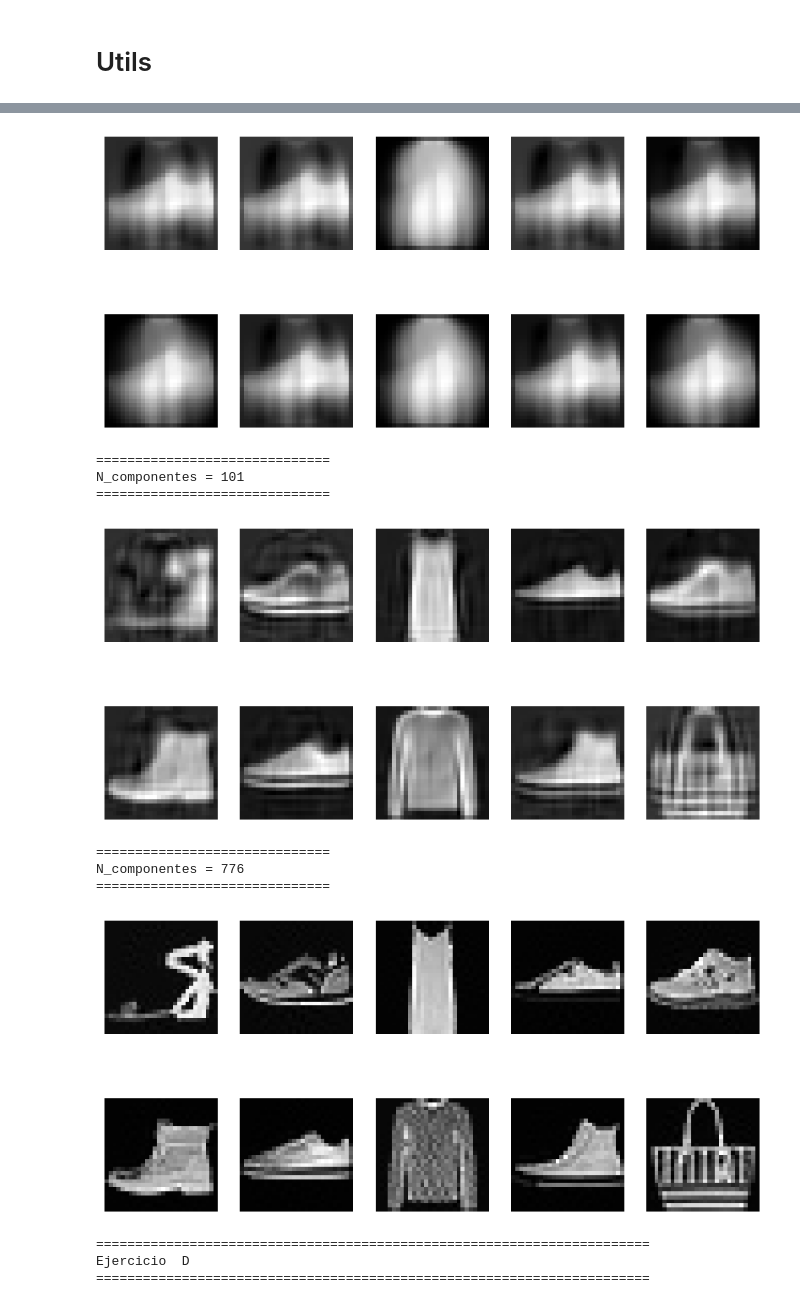
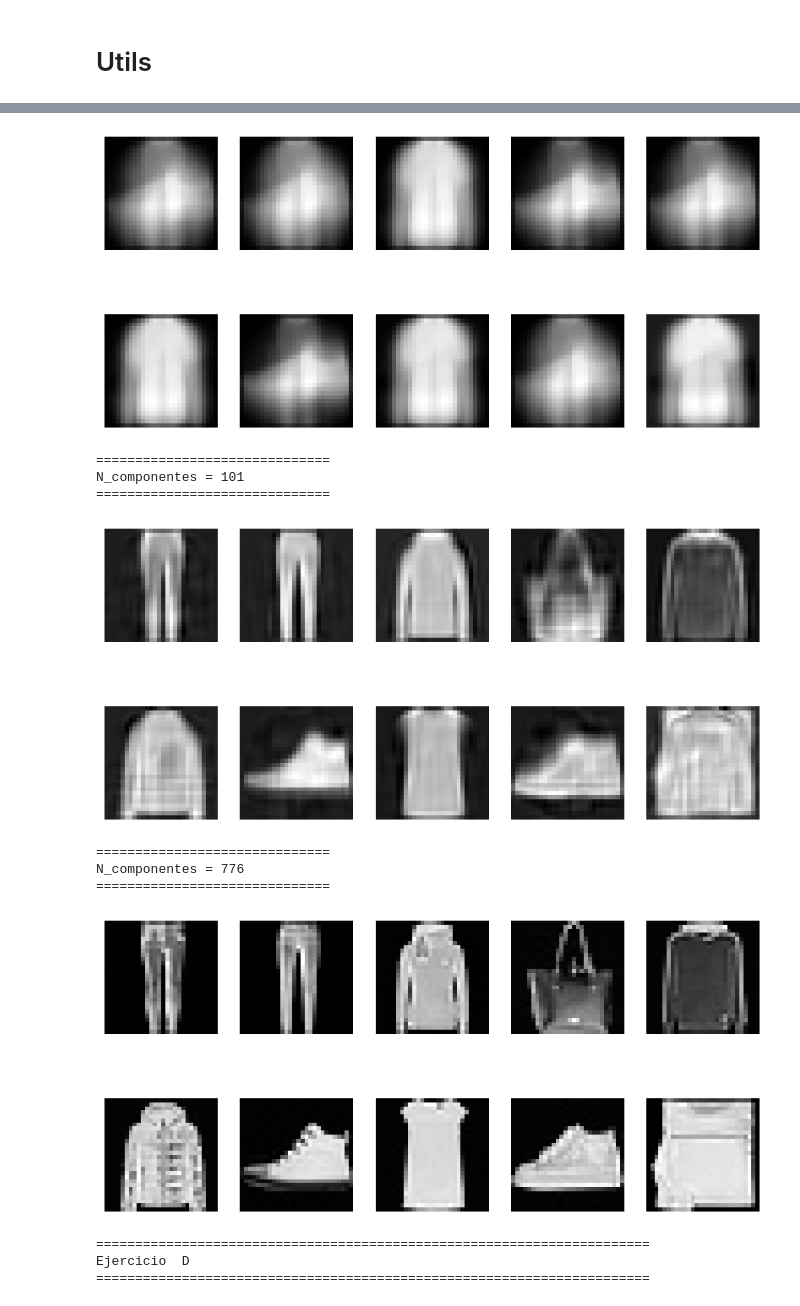
Before and after one commit to NicolasNobili/Teoria_Deteccion_Estimacion, a Jupyter notebook: Guias/Guia3/guia3_Nobili.ipynb, the cells around one changed output, grey strips where cells are left out. Drawn from its saved outputs; the diff is of its cells as text; code cells hidden in the pictures.

```diff
--- a/Guias/Guia3/guia3_Nobili.ipynb
+++ b/Guias/Guia3/guia3_Nobili.ipynb
@@ -89,7 +97,7 @@ energias = np.zeros(pca.D.shape[0])
 energia_total = pca.D.sum()
 
 for i in componentes:
-    energias[i-1] = np.sum(pca.D[-1-i:-1])/energia_total
+    energias[i-1] = np.sum(pca.D[0:i])/energia_total
 
 
 #=======================================================================
@@ -200,18 +208,18 @@ plt.show()
 =======================================================================
 Ejercicio  C
 =======================================================================
 ==============================
 N_componentes = 1
 ==============================
-[figure, old version]
+[figure, new version]
 ==============================
 N_componentes = 101
 ==============================
-[figure, old version]
+[figure, new version]
 ==============================
 N_componentes = 776
 ==============================
-[figure, old version]
+[figure, new version]
 =======================================================================
 Ejercicio  D
 =======================================================================
```
Also changed, not shown: parts of 8 cells of this notebook, 5 other files.
